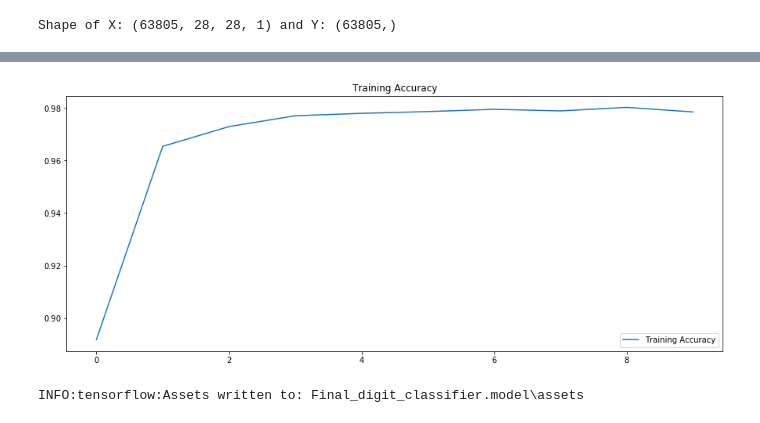
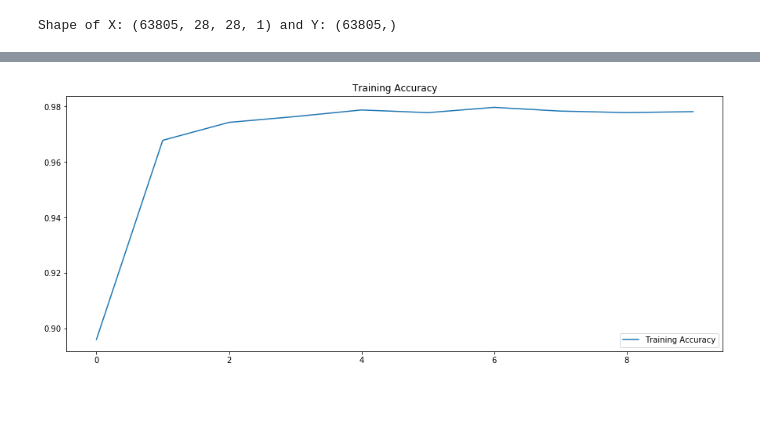
Before and after one commit to sri28vignesh/Automated-Sudoku-Solver, a Jupyter notebook: Sudoku_Solver_Python/Digits_classifier.ipynb, the cells around one changed output, grey strips where cells are left out. Cells and saved outputs as stored; diff of their text form; code cells hidden in the pictures.

Commit message:
optimized CNN model performance

```diff
--- a/Sudoku_Solver_Python/Digits_classifier.ipynb
+++ b/Sudoku_Solver_Python/Digits_classifier.ipynb
@@ -134,4 +142,12 @@ Non-trainable params: 0
 _________________________________________________________________
 # %%
 train_data_gen = datagen.flow(x_train, y_train, batch_size)
+# %%
+checkpoint_filepath = './tf_check/checkpoint_val/checkpoint_val'
+model_checkpoint_callback = tf.keras.callbacks.ModelCheckpoint(
+    filepath=checkpoint_filepath,
+    save_weights_only=True,
+    monitor='val_accuracy',
+    mode='max',
+    save_best_only=True)
 # %%
@@ -205,7 +196,3 @@ print("Shape of X: {} and Y: {}".format(x_digit.shape,y_digit.shape))
 Shape of X: (63805, 28, 28, 1) and Y: (63805,)
 # %%
 final_data_gen = datagen.flow(x_digit, y_digit, batch_size)
-# %%
-history_final = model.fit(final_data_gen,
-                    steps_per_epoch=len(x_digit) / batch_size,
-                    epochs= epochs)
@@ -233,14 +199,31 @@ Epoch 10/10
+# %%
+checkpoint_filepath = './tf_check/checkpoint_all/checkpoint_all'
+model_checkpoint_callback = tf.keras.callbacks.ModelCheckpoint(
+    filepath=checkpoint_filepath,
+    save_weights_only=True,
+    monitor='accuracy',
+    mode='max',
+    save_best_only=True)
 # %%
-#Visualizing the results of Training
+if train_final_model:
+    history_final = model.fit(final_data_gen,
+                            steps_per_epoch=len(x_digit) / batch_size,
+                            epochs= epochs,
+                            callbacks= model_checkpoint_callback)
 
-acc = history.history['accuracy']
-loss = history.history['loss']
+    model.load_weights(checkpoint_filepath)
+    model.save('Final_digit_classifier.h5')
 
-epochs_range = range(epochs)
+    #Visualizing the results of Training
 
-plt.figure(figsize=(15, 6))
-plt.plot(epochs_range, acc, label='Training Accuracy')
-plt.legend(loc='lower right')
-plt.title('Training Accuracy')
-plt.show()
+    acc = history_final.history['accuracy']
+    loss = history_final.history['loss']
+
+    epochs_range = range(epochs)
+
+    plt.figure(figsize=(15, 6))
+    plt.plot(epochs_range, acc, label='Training Accuracy')
+    plt.legend(loc='lower right')
+    plt.title('Training Accuracy')
+    plt.show()
 # %% [output]
@@ -247,6 +250,2 @@ plt.show()
-[figure, old version]
+[figure, new version]
-# %%
-model.save('Final_digit_classifier.model')
-# %% [output]
-INFO:tensorflow:Assets written to: Final_digit_classifier.model\assets
 # %%
```
Also changed, not shown: parts of 11 cells of this notebook, 14 other files.
